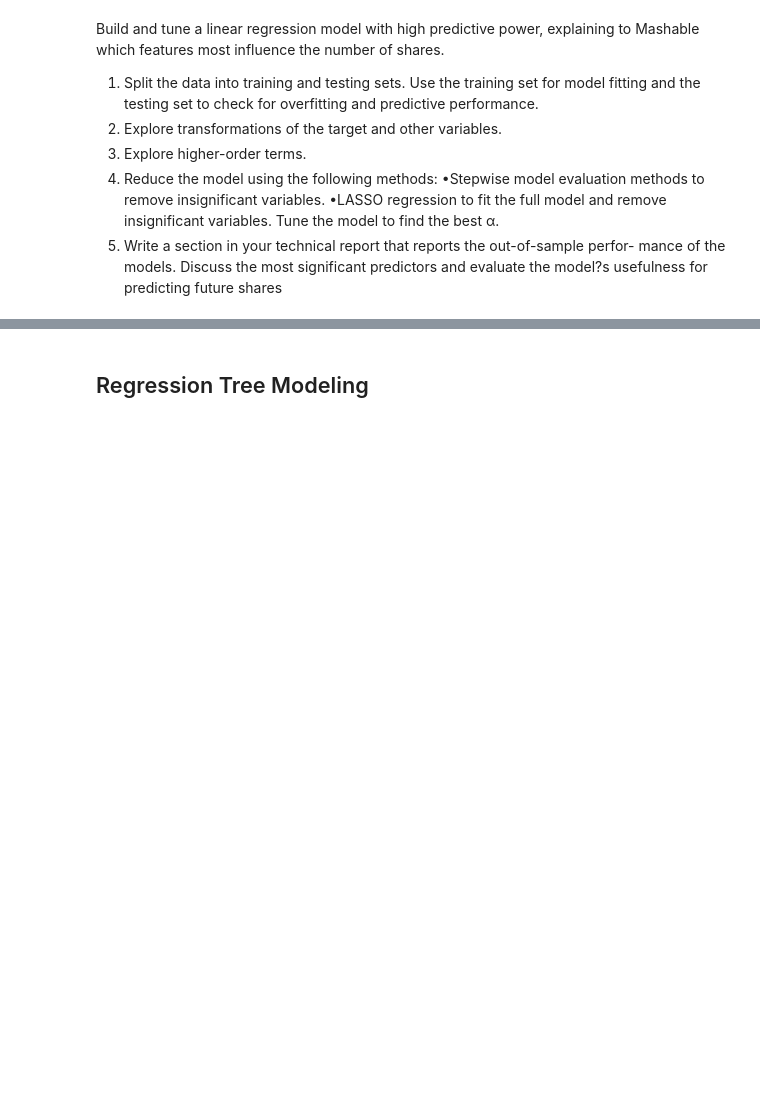
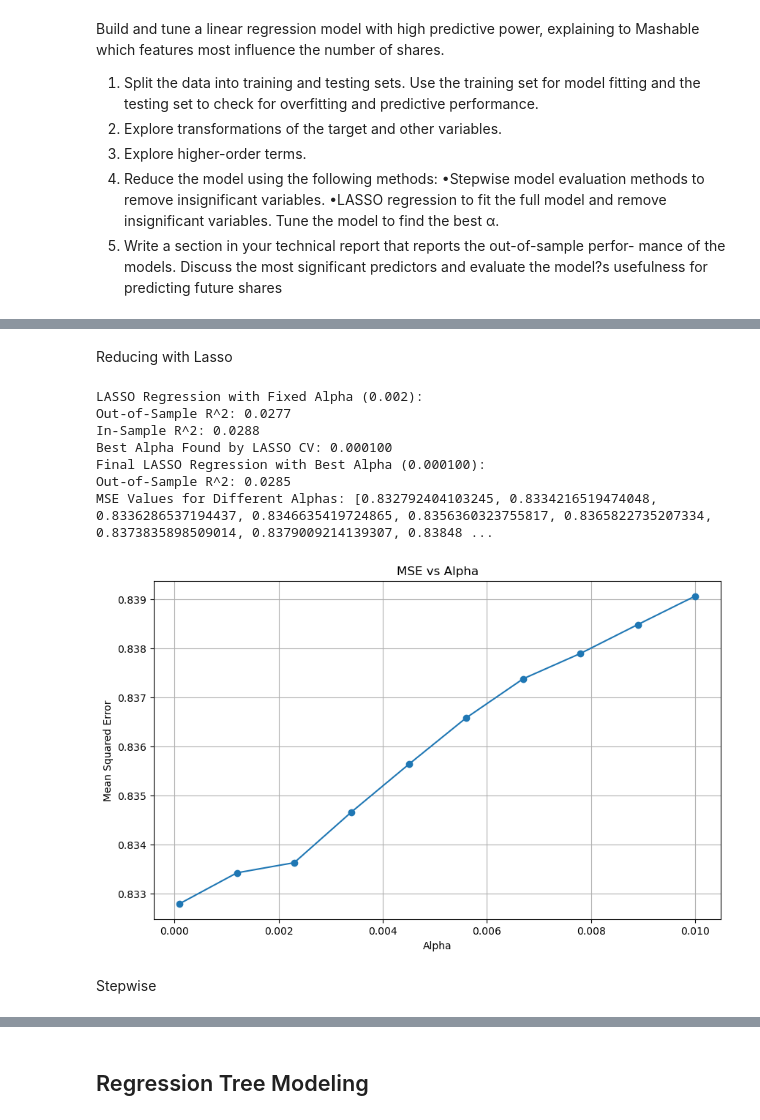
Before and after one commit to stat220/final-lab-aabb-team-group-1, a Jupyter notebook: finalLab.ipynb, the cells around one changed output, grey strips where cells are left out. Cells and saved outputs as stored; diff of their text form; code cells hidden in the pictures; blank space fills up the shorter version.

```diff
--- a/finalLab.ipynb
+++ b/finalLab.ipynb
@@ -264,0 +358,79 @@ y_test shape: (7929,)
+# %% [markdown]
+Reducing with Lasso
+# %%
+from sklearn.linear_model import Lasso, LassoCV
+from sklearn.preprocessing import StandardScaler
+
+
+X_expanded = pd.concat([X_transformed[selected_predictors], X_selected], axis=1)
+
+
+X_train, X_test, y_train, y_test = train_test_split(X_expanded, y, test_size=0.2, random_state=42)
+
+
+scaler_X = StandardScaler()
+X_train_scaled = scaler_X.fit_transform(X_train)
+X_test_scaled = scaler_X.transform(X_test)
+
+
+lasso = Lasso(alpha=0.002, max_iter=5000, random_state=42)
+lasso.fit(X_train_scaled, y_train)
+
+
+preds_lasso = lasso.predict(X_test_scaled)
+r2_out_of_sample = r2_score(y_test, preds_lasso)
+print(f"LASSO Regression with Fixed Alpha (0.002):")
+print(f"Out-of-Sample R^2: {r2_out_of_sample:.4f}")
+
+preds_lasso_train = lasso.predict(X_train_scaled)
+r2_in_sample = r2_score(y_train, preds_lasso_train)
+print(f"In-Sample R^2: {r2_in_sample:.4f}")
+
+
+lasso_cv = LassoCV(cv=5, random_state=42, max_iter=5000)
+lasso_cv.fit(X_train_scaled, y_train)
+
+best_alpha = lasso_cv.alpha_
+print(f"Best Alpha Found by LASSO CV: {best_alpha:.6f}")
+
+
+lasso_best = Lasso(alpha=best_alpha, max_iter=5000, random_state=42)
+lasso_best.fit(X_train_scaled, y_train)
+
+
+final_preds_lasso = lasso_best.predict(X_test_scaled)
+final_r2_out_of_sample = r2_score(y_test, final_preds_lasso)
+print(f"Final LASSO Regression with Best Alpha ({best_alpha:.6f}):")
+print(f"Out-of-Sample R^2: {final_r2_out_of_sample:.4f}")
+
+
+alphas = np.linspace(0.0001, 0.01, 10)
+mse_vals = []
+
+for alpha in alphas:
+    lasso = Lasso(alpha=alpha, max_iter=5000, random_state=42)
+    lasso.fit(X_train_scaled, y_train)
+    preds_scaled = lasso.predict(X_test_scaled)
+    mse_vals.append(mean_squared_error(y_test, preds_scaled))
+
+print("MSE Values for Different Alphas:", mse_vals)
+
+
+plt.figure(figsize=(10, 6))
+plt.plot(alphas, mse_vals, marker='o')
+plt.title('MSE vs Alpha')
+plt.xlabel('Alpha')
+plt.ylabel('Mean Squared Error')
+plt.grid(True)
+plt.show()
+# %% [output]
+LASSO Regression with Fixed Alpha (0.002):
+Out-of-Sample R^2: 0.0277
+In-Sample R^2: 0.0288
+Best Alpha Found by LASSO CV: 0.000100
+Final LASSO Regression with Best Alpha (0.000100):
+Out-of-Sample R^2: 0.0285
+MSE Values for Different Alphas: [0.832792404103245, 0.8334216519474048, 0.8336286537194437, 0.8346635419724865, 0.8356360323755817, 0.8365822735207334, 0.8373835898509014, 0.8379009214139307, 0.83848 ...
+[figure, added]
+# %% [markdown]
+Stepwise
```
Also changed, not shown: parts of 11 cells of this notebook.
